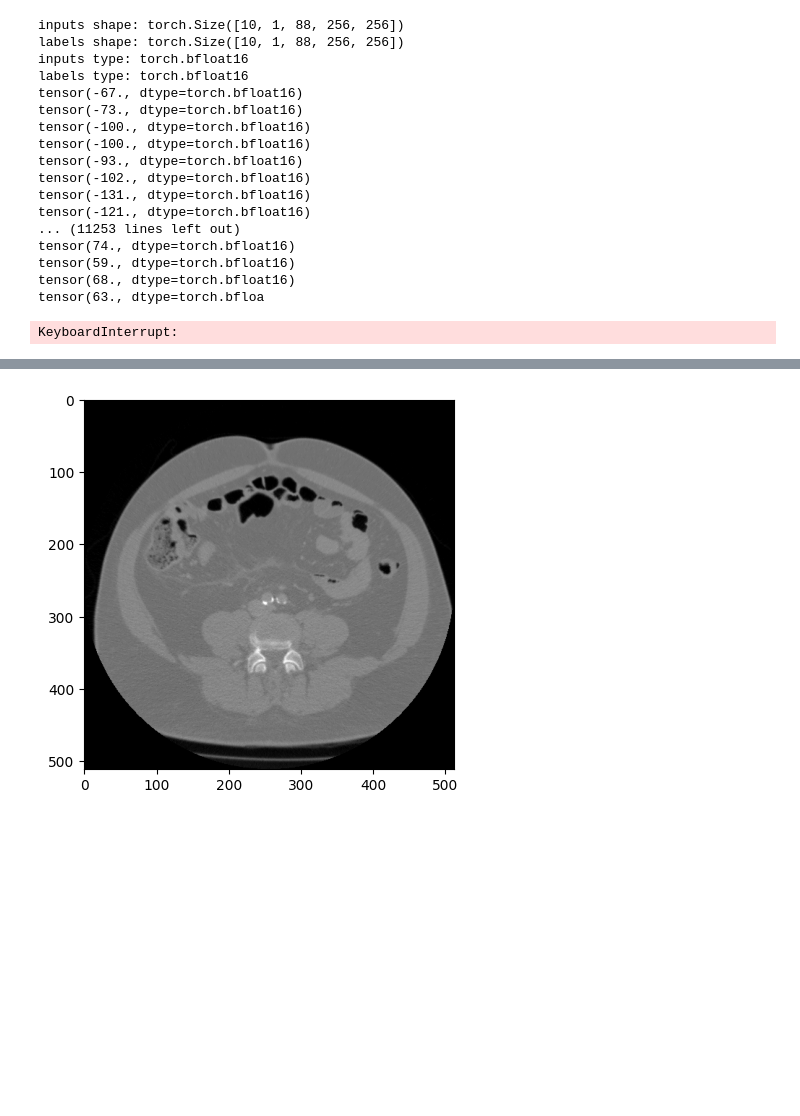
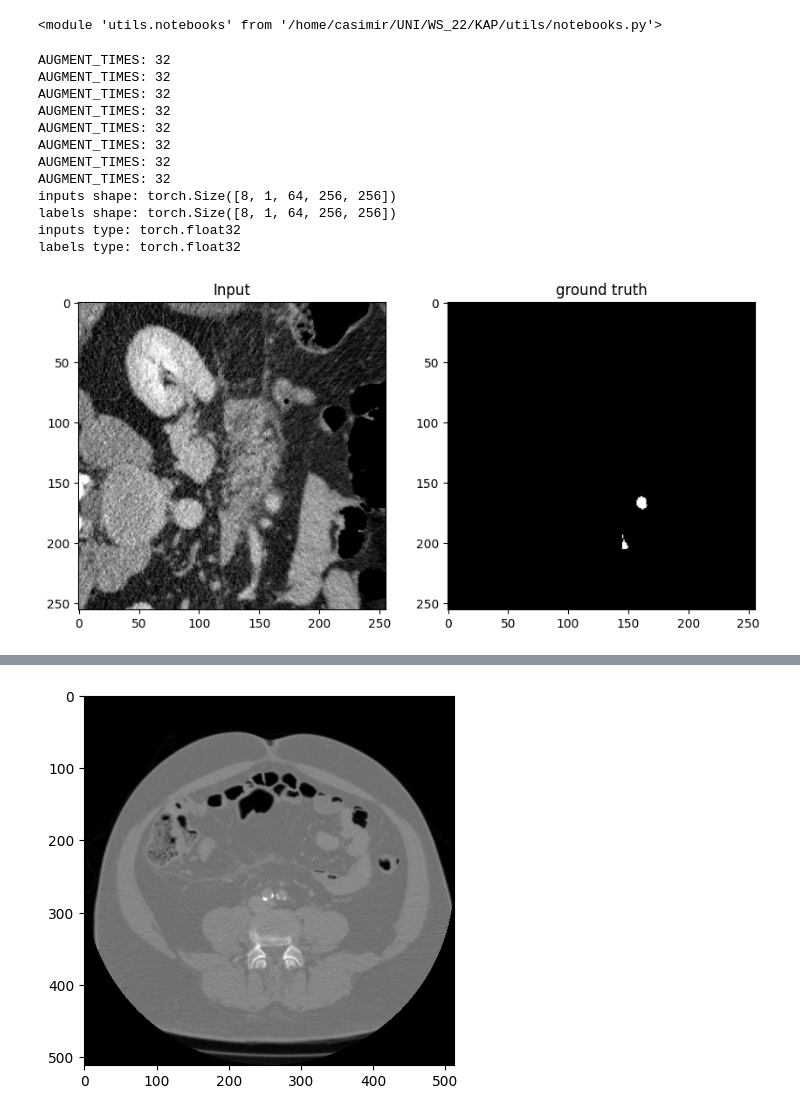
Before and after one commit to LinieKiste/KAP, a Jupyter notebook: playground.ipynb, the cells around one changed output, grey strips where cells are left out. Drawn from its saved outputs; the diff is of its cells as text; code cells hidden in the pictures; blank space fills up the shorter version.

```diff
--- a/playground.ipynb
+++ b/playground.ipynb
@@ -11,38 +9,38 @@ train_dataloader = DataLoader(training_data, batch_size=10)
+# %%
+importlib.reload(nb)
+# %% [output]
+<module 'utils.notebooks' from '/home/casimir/UNI/WS_22/KAP/utils/notebooks.py'>
+# %%
+BATCH_SIZE = 8
+train_dl = DataLoader(DicomDataset3D("data/validation.csv"), batch_size=BATCH_SIZE)
 # %%
-import utils.notebooks as nb
+import itertools
+# train_batch, labels_batch = next(itertools.islice(iter(train_dl), 5, 6))
+dl_iter = iter(train_dl)
+for i in range(1):
+    train_batch, labels_batch = next(dl_iter)
 
-train_features, train_labels = next(iter(train_dataloader))
-print(f'inputs shape: {train_features.shape}')
-print(f'labels shape: {train_labels.shape}')
-feat1, label1 = train_features[0], train_labels[0]
+print(f'inputs shape: {train_batch.shape}')
+print(f'labels shape: {labels_batch.shape}')
+feat1, label1 = train_batch[3], labels_batch[3]
 print(f'inputs type: {feat1.dtype}')
 print(f'labels type: {label1.dtype}')
 
-#nb.show(feat1[0])
-#nb.show(label1[0])
-torch.max(label1)
-torch.max(feat1)
-for val in torch.flatten(label1):
-    print(val) if val != 0.0 else ...
+nb.show_slice(feat1, label1, 60)
 # %% [output]
-inputs shape: torch.Size([10, 1, 88, 256, 256])
-labels shape: torch.Size([10, 1, 88, 256, 256])
-inputs type: torch.bfloat16
-labels type: torch.bfloat16
-tensor(-67., dtype=torch.bfloat16)
-tensor(-73., dtype=torch.bfloat16)
-tensor(-100., dtype=torch.bfloat16)
-tensor(-100., dtype=torch.bfloat16)
-tensor(-93., dtype=torch.bfloat16)
-tensor(-102., dtype=torch.bfloat16)
-tensor(-131., dtype=torch.bfloat16)
-tensor(-121., dtype=torch.bfloat16)
-... (11253 lines left out)
-tensor(74., dtype=torch.bfloat16)
-tensor(59., dtype=torch.bfloat16)
-tensor(68., dtype=torch.bfloat16)
-tensor(63., dtype=torch.bfloa
+AUGMENT_TIMES: 32
+AUGMENT_TIMES: 32
+AUGMENT_TIMES: 32
+AUGMENT_TIMES: 32
+AUGMENT_TIMES: 32
+AUGMENT_TIMES: 32
+AUGMENT_TIMES: 32
+AUGMENT_TIMES: 32
+inputs shape: torch.Size([8, 1, 64, 256, 256])
+labels shape: torch.Size([8, 1, 64, 256, 256])
+inputs type: torch.float32
+labels type: torch.float32
-KeyboardInterrupt:
+[figure, added]
 # %%
 from tqdm import tqdm
 
```
Also changed, not shown: parts of 4 cells of this notebook, 9 other files.
